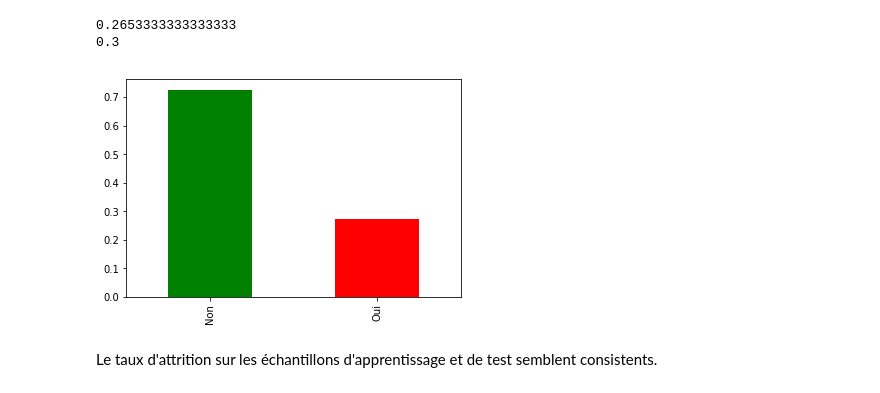
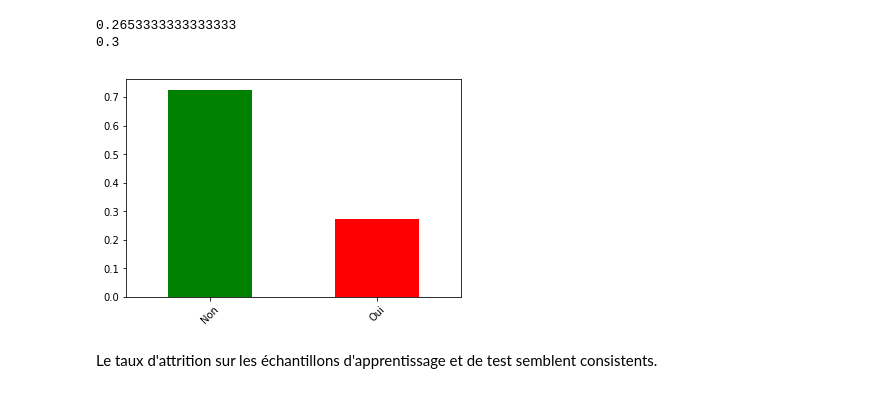
Before and after one commit to Redcart/Use_case_infeeny, a Jupyter notebook: Python/Scripts/Script_01.ipynb, the cells around one changed output. Saved outputs shown, nothing was run; the diff lists cells and outputs as text; code cells hidden in the pictures.

```diff
--- a/Python/Scripts/Script_01.ipynb
+++ b/Python/Scripts/Script_01.ipynb
@@ -174,10 +174,10 @@ print(prop_testing)
 0.2653333333333333
 0.3
 # %%
-data["Churn"].value_counts(normalize=True).plot(kind='bar', color = colors)
+data["Churn"].value_counts(normalize=True).plot(kind='bar', color = ["green", "red"], rot=45)
 plt.show()
 # %% [output]
-[figure, old version]
+[figure, new version]
 # %% [markdown]
 Le taux d'attrition sur les échantillons d'apprentissage et de test semblent consistents.
 # %% [markdown]
```
Also changed, not shown: parts of 13 cells of this notebook, 5 other files.
